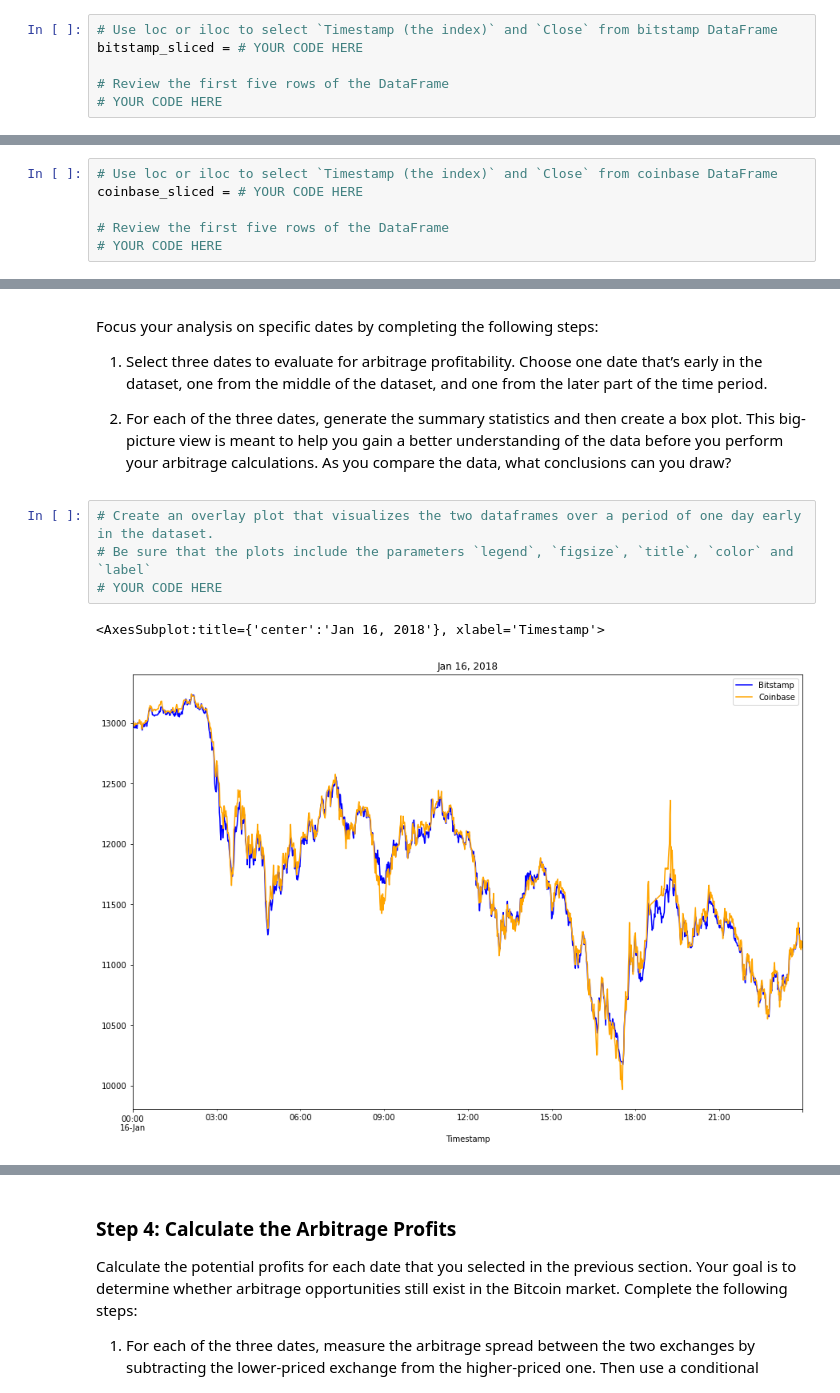
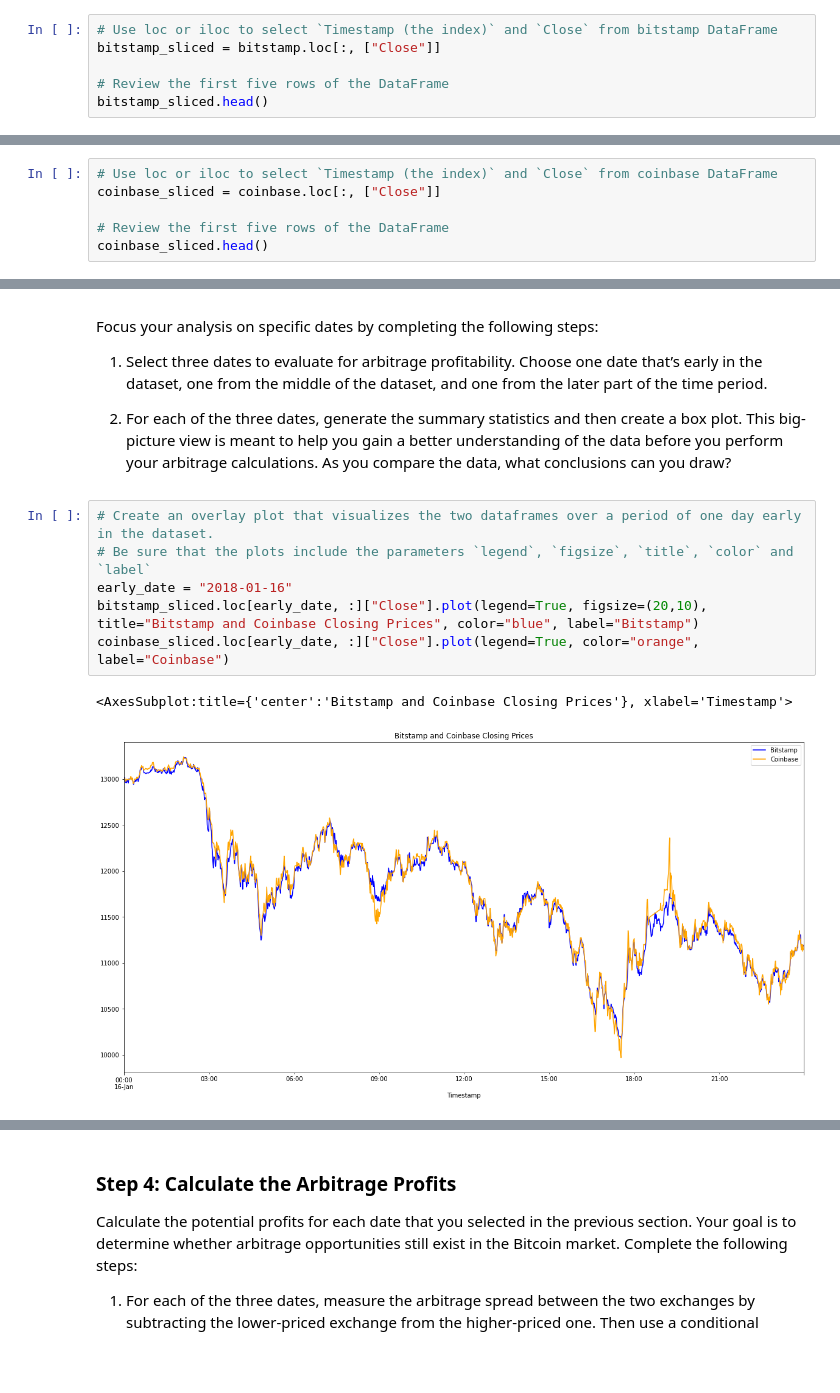
Before and after one commit to woodedlawn/module_3_challenge, a Jupyter notebook: crypto_arbitrage.ipynb, the cells around one changed output, grey strips where cells are left out. Cells and saved outputs as stored; diff of their text form; blank space fills up the shorter version.

```diff
--- a/crypto_arbitrage.ipynb
+++ b/crypto_arbitrage.ipynb
@@ -189,10 +189,10 @@ Select the data you want to analyze. Use `loc` or `iloc` to select the following
 * Close
 # %%
 # Use loc or iloc to select `Timestamp (the index)` and `Close` from bitstamp DataFrame
-bitstamp_sliced = # YOUR CODE HERE
+bitstamp_sliced = bitstamp.loc[:, ["Close"]]
 
 # Review the first five rows of the DataFrame
-# YOUR CODE HERE
+bitstamp_sliced.head()
 # %% [output]
 |  | Close |
 | Timestamp |  |
@@ -203,10 +203,10 @@ bitstamp_sliced = # YOUR CODE HERE
 | 2018-01-01 00:04:00 | 13620.00 |
 # %%
 # Use loc or iloc to select `Timestamp (the index)` and `Close` from coinbase DataFrame
-coinbase_sliced = # YOUR CODE HERE
+coinbase_sliced = coinbase.loc[:, ["Close"]]
 
 # Review the first five rows of the DataFrame
-# YOUR CODE HERE
+coinbase_sliced.head()
 # %% [output]
 |  | Close |
 | Timestamp |  |
@@ -306,10 +309,12 @@ Focus your analysis on specific dates by completing the following steps:
 # %%
 # Create an overlay plot that visualizes the two dataframes over a period of one day early in the dataset.
 # Be sure that the plots include the parameters `legend`, `figsize`, `title`, `color` and `label`
-# YOUR CODE HERE
+early_date = "2018-01-16"
+bitstamp_sliced.loc[early_date, :]["Close"].plot(legend=True, figsize=(20,10), title="Bitstamp and Coinbase Closing Prices", color="blue", label="Bitstamp")
+coinbase_sliced.loc[early_date, :]["Close"].plot(legend=True, color="orange", label="Coinbase")
 # %% [output]
-<AxesSubplot:title={'center':'Jan 16, 2018'}, xlabel='Timestamp'>
+<AxesSubplot:title={'center':'Bitstamp and Coinbase Closing Prices'}, xlabel='Timestamp'>
-[figure, old version]
+[figure, new version]
 # %%
 # Using the early date that you have selected, calculate the arbitrage spread
 # by subtracting the bitstamp lower closing prices from the coinbase higher closing prices
```
Also changed, not shown: parts of 31 cells of this notebook.
